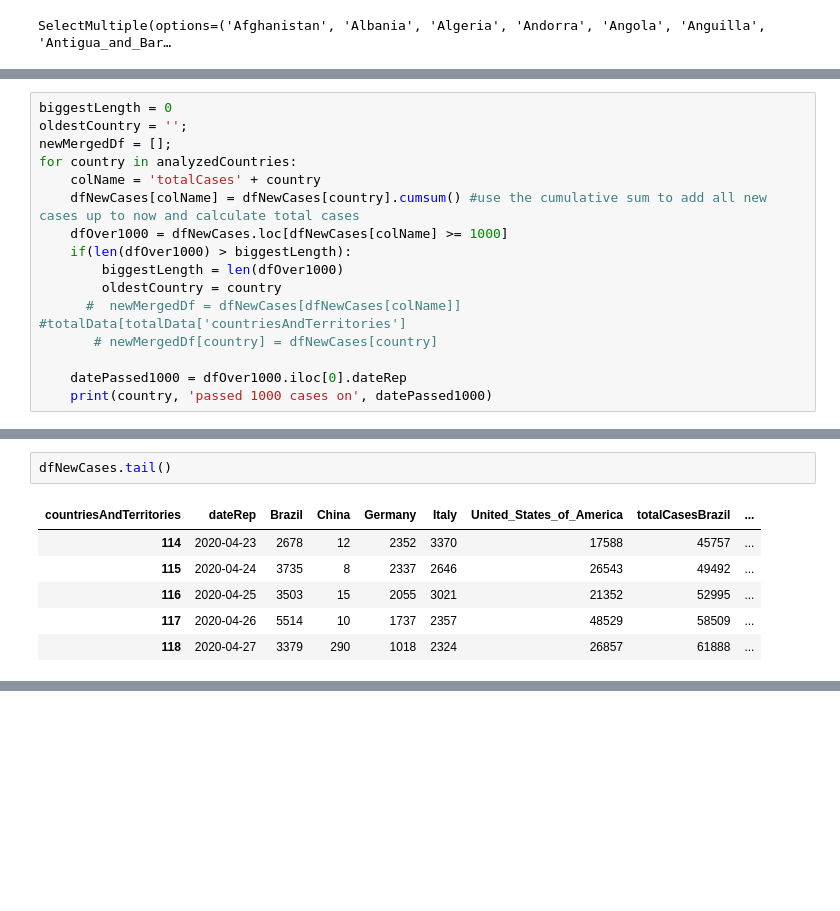
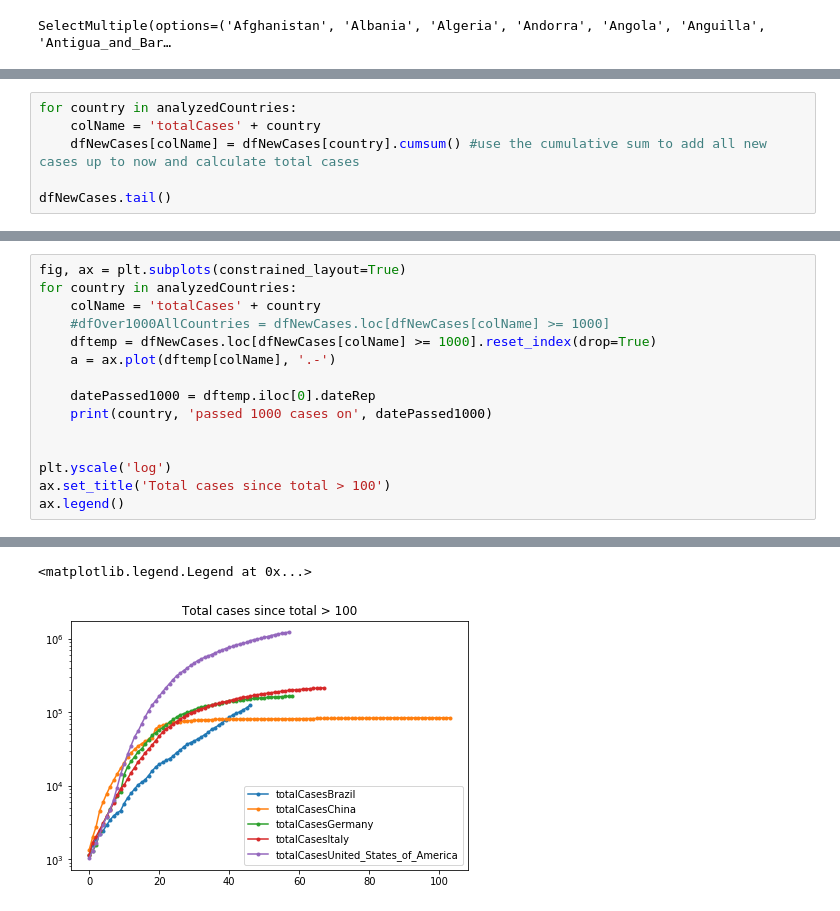
Before and after one commit to mavezum/Covid19-Analysis, a Jupyter notebook: CoronaData.ipynb, the cells around one changed output, grey strips where cells are left out. Drawn from its saved outputs; the diff is of its cells as text; blank space fills up the shorter version.

Commit message:
Added graph that compares progress since day w/ 1000 cases, partially separated the logic

```diff
--- a/CoronaData.ipynb
+++ b/CoronaData.ipynb
@@ -69,17 +76,7 @@ sum(dfNewCases.United_States_of_America)
 # %%
-biggestLength = 0
-oldestCountry = '';
-newMergedDf = [];
 for country in analyzedCountries:
     colName = 'totalCases' + country
     dfNewCases[colName] = dfNewCases[country].cumsum() #use the cumulative sum to add all new cases up to now and calculate total cases
-    dfOver1000 = dfNewCases.loc[dfNewCases[colName] >= 1000]
-    if(len(dfOver1000) > biggestLength):
-        biggestLength = len(dfOver1000)
-        oldestCountry = country
-      #  newMergedDf = dfNewCases[dfNewCases[colName]] #totalData[totalData['countriesAndTerritories']
-       # newMergedDf[country] = dfNewCases[country]
 
-    datePassed1000 = dfOver1000.iloc[0].dateRep
-    print(country, 'passed 1000 cases on', datePassed1000)
+dfNewCases.tail()
 # %% [output]
@@ -91,9 +89,16 @@ United_States_of_America passed 1000 cases on 2020-03-11 00:00:00
-# %%
-dfNewCases.tail()
-# %% [output]
-| countriesAndTerritories | dateRep | Brazil | China | Germany | Italy | United_States_of_America | totalCasesBrazil | ... |
-| 114 | 2020-04-23 | 2678 | 12 | 2352 | 3370 | 17588 | 45757 | ... |
-| 115 | 2020-04-24 | 3735 | 8 | 2337 | 2646 | 26543 | 49492 | ... |
-| 116 | 2020-04-25 | 3503 | 15 | 2055 | 3021 | 21352 | 52995 | ... |
-| 117 | 2020-04-26 | 5514 | 10 | 1737 | 2357 | 48529 | 58509 | ... |
-| 118 | 2020-04-27 | 3379 | 290 | 1018 | 2324 | 26857 | 61888 | ... |
+# %%
+fig, ax = plt.subplots(constrained_layout=True)
+for country in analyzedCountries:
+    colName = 'totalCases' + country
+    #dfOver1000AllCountries = dfNewCases.loc[dfNewCases[colName] >= 1000]
+    dftemp = dfNewCases.loc[dfNewCases[colName] >= 1000].reset_index(drop=True)
+    a = ax.plot(dftemp[colName], '.-')
+
+    datePassed1000 = dftemp.iloc[0].dateRep
+    print(country, 'passed 1000 cases on', datePassed1000)
+
+
+plt.yscale('log')
+ax.set_title('Total cases since total > 100')
+ax.legend()
+# %% [output]
@@ -99,0 +110,2 @@ dfNewCases.tail()
+<matplotlib.legend.Legend at 0x...>
+[figure, added]
```
Also changed, not shown: parts of 6 cells of this notebook.
